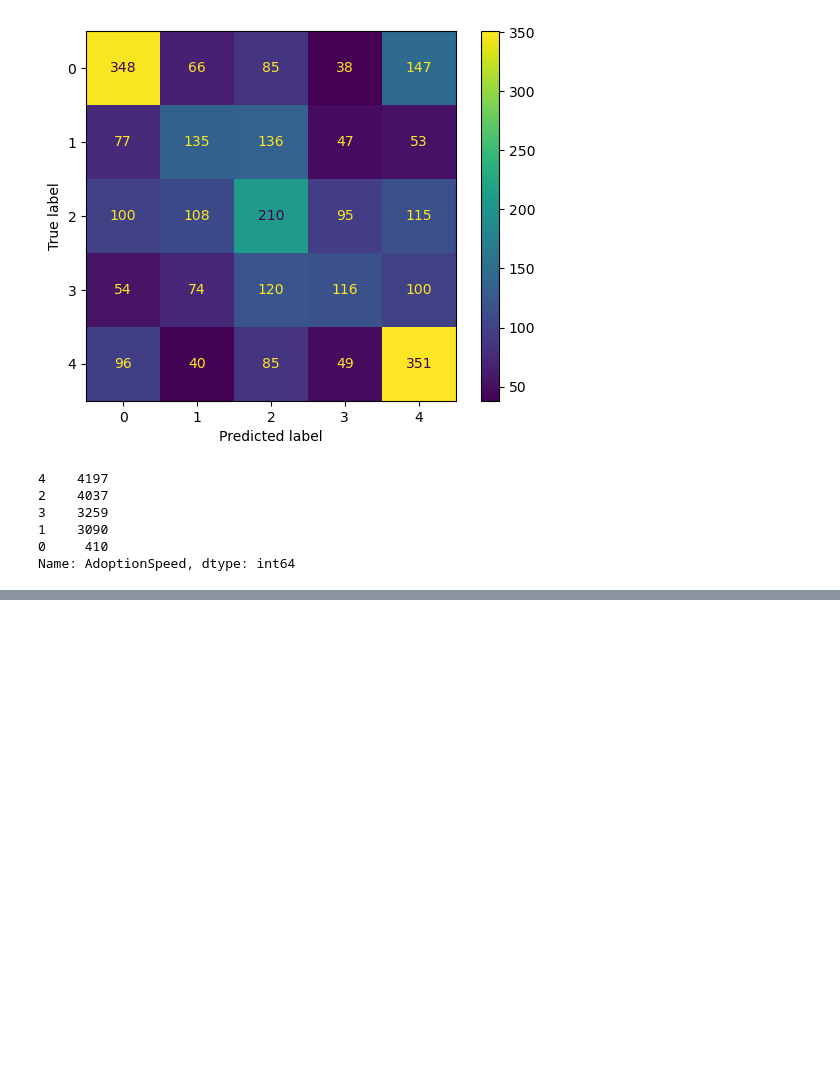
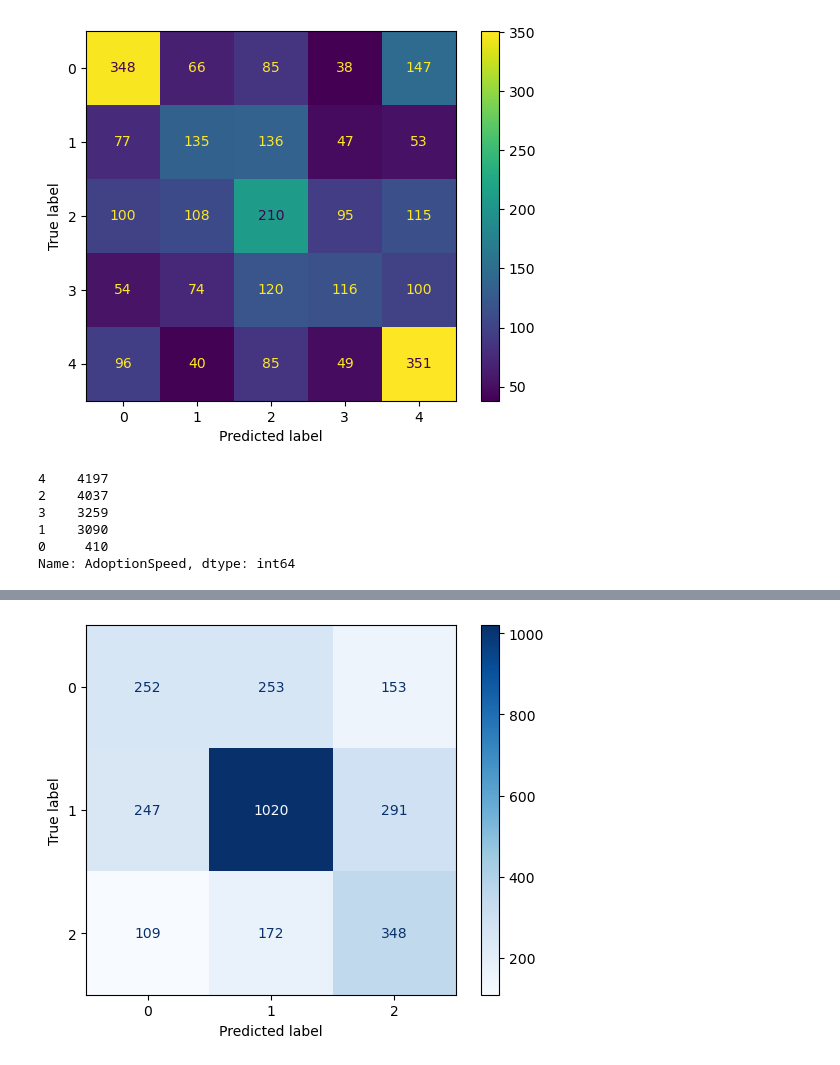
Before and after one commit to SebastianWolfP/AlgoTuning, a Jupyter notebook: 01-XGBoost ohne Tuning.ipynb, the cells around one changed output, grey strips where cells are left out. Saved outputs shown, nothing was run; the diff lists cells and outputs as text; code cells hidden in the pictures; blank space fills up the shorter version.

```diff
--- a/01-XGBoost ohne Tuning.ipynb
+++ b/01-XGBoost ohne Tuning.ipynb
@@ -128,0 +218,96 @@ Error:
+# %%
+# === 0. Imports ===
+import pandas as pd
+import numpy as np
+from sklearn.model_selection import train_test_split
+from sklearn.dummy import DummyClassifier
+from sklearn.metrics import accuracy_score, classification_report, confusion_matrix, ConfusionMatrixDisplay
+from xgboost import XGBClassifier, plot_importance
+from imblearn.over_sampling import RandomOverSampler
+from sklearn.preprocessing import OrdinalEncoder
+import matplotlib.pyplot as plt
+
+df = pd.read_csv("Data/preprocessed/combined_preprocessed.csv")
+
+# === 1. Labels von 5 → 3 Klassen mappen ===
+def map_labels(x):
+    if x == 0:
+        return 0   # sehr schnell adoptiert
+    elif x == 4:
+        return 2   # gar nicht adoptiert
+    else:
+        return 1   # mittlere Geschwindigkeiten (1,2,3)
+
+df['target'] = df['AdoptionSpeed'].map(map_labels)
+
+# === 2. Features & Labels trennen ===
+X = df.drop(columns=['AdoptionSpeed', 'target'])
+y = df['target'].astype(int)
+
+# === 3. Stratified Split: Train / Temp ===
+X_train, X_temp, y_train, y_temp = train_test_split(
+    X, y, test_size=0.3, random_state=42, stratify=y
+)
+
+# === 4. Stratified Split: Temp → Valid / Test ===
+X_valid, X_test, y_valid, y_test = train_test_split(
+    X_temp, y_temp, test_size=0.5, random_state=42, stratify=y_temp
+)
+
+# Prüfen: alle Klassen sollten in jedem Set vorkommen
+print("Train classes:", np.unique(y_train))
+print("Valid classes:", np.unique(y_valid))
+print("Test classes:", np.unique(y_test))
+
+# === 5. Kategorische Variablen in Kategorie-Typ umwandeln ===
+for df_ in [X_train, X_valid, X_test]:
+    for col in df_.select_dtypes(include=["object"]).columns:
+        df_[col] = df_[col].astype("category")
+
+# === 6. Oversampling nur auf Train ===
+ros = RandomOverSampler(random_state=42)
+X_train_res, y_train_res = ros.fit_resample(X_train, y_train)
+
+# === 7. Kategorische Spalten encodieren (OrdinalEncoder) ===
+cat_cols = X_train_res.select_dtypes(include=["category"]).columns
+oe = OrdinalEncoder(handle_unknown='use_encoded_value', unknown_value=-1)
+
+X_train_res[cat_cols] = oe.fit_transform(X_train_res[cat_cols])
+X_valid[cat_cols] = oe.transform(X_valid[cat_cols])
+X_test[cat_cols]  = oe.transform(X_test[cat_cols])
+
+# === 8. DummyClassifier (Baseline) ===
+dummy = DummyClassifier(strategy="most_frequent")
+dummy.fit(X_train_res, y_train_res)
+y_dummy = dummy.predict(X_test)
+print("Dummy Accuracy:", accuracy_score(y_test, y_dummy))
+print("\nDummy Classification Report:\n", classification_report(y_test, y_dummy))
+
+# === 9. XGBoost Modell ===
+num_classes = len(np.unique(y_train_res))  # sollte 3 sein
+
+xgb = XGBClassifier(
+    objective="multi:softmax",
+    num_class=num_classes,
+    eval_metric="mlogloss",
+    use_label_encoder=False,
+    random_state=42
+)
+
+xgb.fit(X_train_res, y_train_res, eval_set=[(X_valid, y_valid)], verbose=True)
+y_pred = xgb.predict(X_test)
+
+print("\nXGBoost Accuracy:", accuracy_score(y_test, y_pred))
+print("\nXGBoost Classification Report:\n", classification_report(y_test, y_pred))
+
+# === 10. Confusion Matrix (alle 3 Klassen) ===
+labels_all = [0, 1, 2]
+cm = confusion_matrix(y_test, y_pred, labels=labels_all)
+disp = ConfusionMatrixDisplay(confusion_matrix=cm, display_labels=labels_all)
+disp.plot(cmap="Blues")
+plt.show()
+
+# === 11. Feature Importance ===
+plot_importance(xgb, importance_type="weight", max_num_features=15)
+plt.show()
+# %% [output]
@@ -128,0 +351 @@ Error:
+[figure, added]
```
Also changed, not shown: parts of 6 cells of this notebook, 3 other files.
